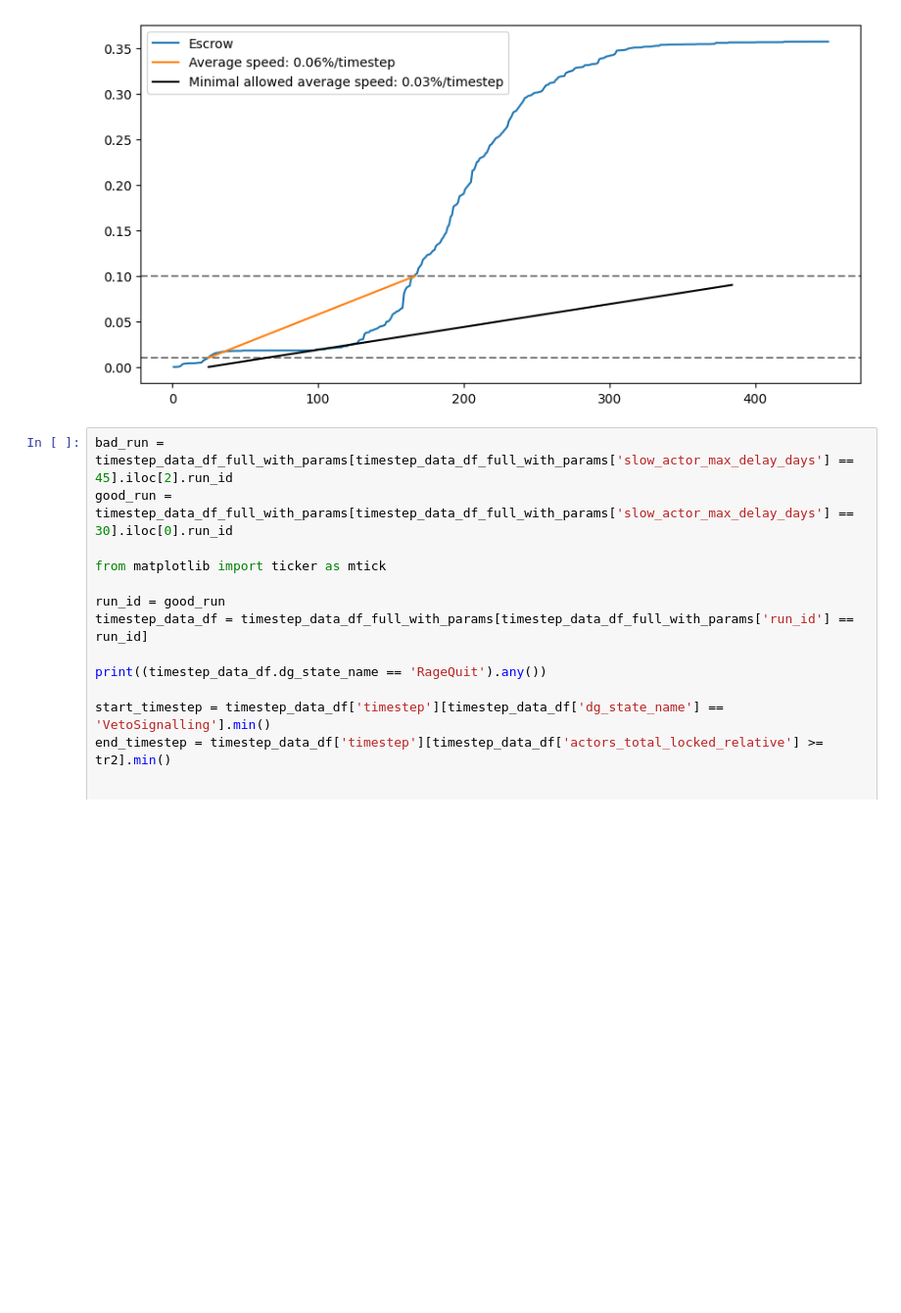
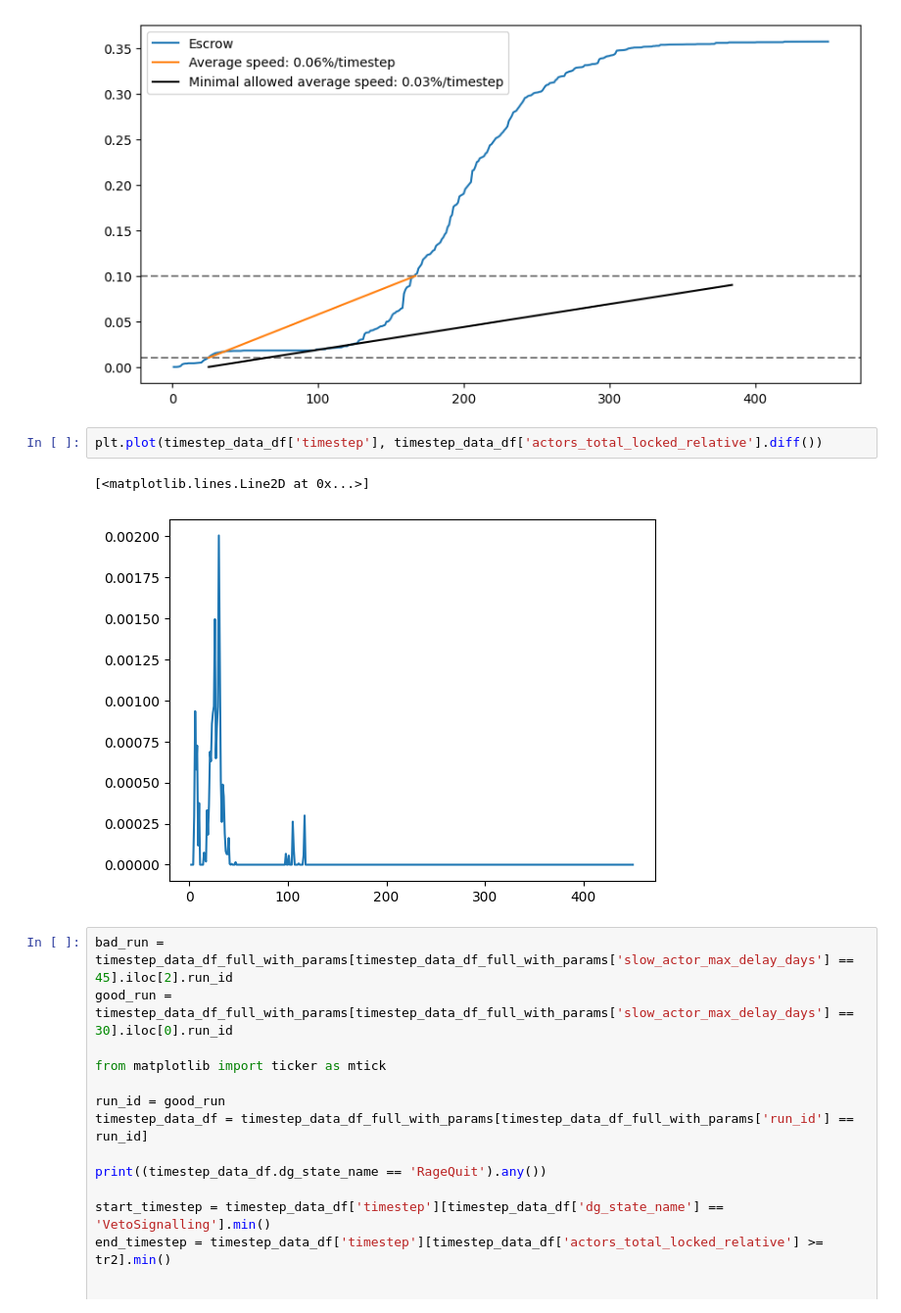
Before and after one commit to collectif-dao/dg-research, a Jupyter notebook: experiments/notebooks/clean_notebook_ragequit_slowactors_delay_sweep.ipynb, the cells around one changed output. Shown: that part at 98% size. Drawn from its saved outputs; the diff is of its cells as text; blank space fills up the shorter version.

```diff
--- a/experiments/notebooks/clean_notebook_ragequit_slowactors_delay_sweep.ipynb
+++ b/experiments/notebooks/clean_notebook_ragequit_slowactors_delay_sweep.ipynb
@@ -151,6 +286,11 @@ ax.legend()
 False
 <matplotlib.legend.Legend at 0x...>
 [figure]
+# %%
+plt.plot(timestep_data_df['timestep'], timestep_data_df['actors_total_locked_relative'].diff())
+# %% [output]
+[<matplotlib.lines.Line2D at 0x...>]
+[figure, added]
 # %%
 bad_run = timestep_data_df_full_with_params[timestep_data_df_full_with_params['slow_actor_max_delay_days'] == 45].iloc[2].run_id
 good_run = timestep_data_df_full_with_params[timestep_data_df_full_with_params['slow_actor_max_delay_days'] == 30].iloc[0].run_id
```
Also changed, not shown: parts of 17 cells of this notebook.
